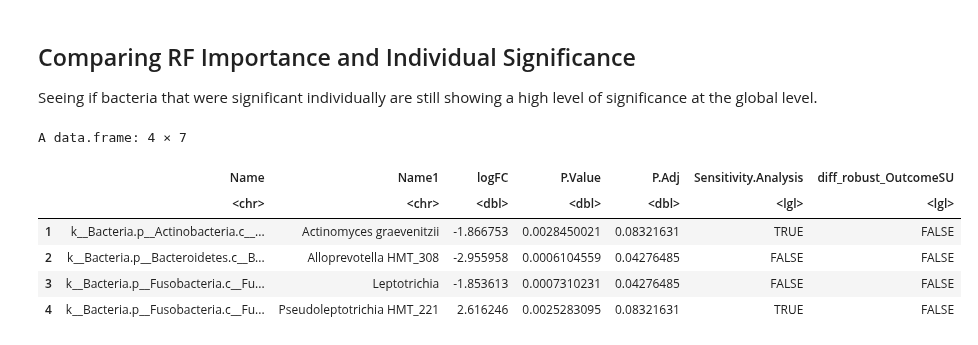
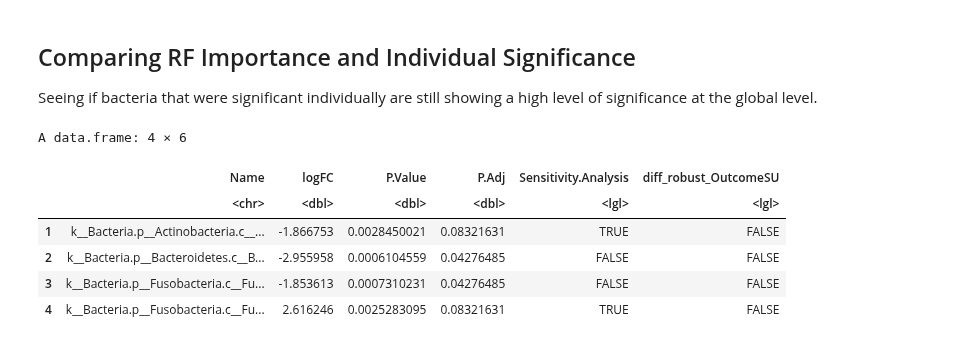
Before and after one commit to Ragerlab/P1013.-Microbiome-Peanut-Allergy, a Jupyter notebook: 4. ML Prediction/Outcome & IgE Prediction.ipynb, the cells around one changed output. Drawn from its saved outputs; the diff is of its cells as text; code cells hidden in the pictures.

```diff
--- a/4. ML Prediction/Outcome & IgE Prediction.ipynb
+++ b/4. ML Prediction/Outcome & IgE Prediction.ipynb
@@ -744,31 +744,39 @@ A data.frame: 20 × 11
 Seeing if bacteria that were significant individually are still showing a high level of significance at the global level.
 # %%
 saliva_outcome_df = data.frame(read_excel("Input/Saliva_Outcome_090825.xlsx")) %>%
-    filter(`P.Adj` < 0.1)
+    filter(`P.Adj` < 0.1) %>%
+    unite("Name", Name, Name1, sep = '-')
 stool_outcome_df = data.frame(read_excel("Input/Stool_Outcome_090825.xlsx")) %>%
-    filter(`P.Adj` < 0.1)
+    filter(`P.Adj` < 0.1) %>%
+    unite("Name", Name, Name1, sep = '-')
 saliva_adj_outcome_df = data.frame(read_excel("Input/Saliva_Adj_Outcome_090825.xlsx")) %>%
-    filter(`P.Adj` < 0.1)
+    filter(`P.Adj` < 0.1) %>%
+    unite("Name", Name, Name1, sep = '-')
 stool_adj_outcome_df = data.frame(read_excel("Input/Stool_Adj_Outcome_090825.xlsx")) %>%
-    filter(`P.Adj` < 0.1)
+    filter(`P.Adj` < 0.1) %>%
+    unite("Name", Name, Name1, sep = '.g__')
 
 saliva_ige_df = data.frame(read_excel("Input/Saliva_IgE_090825.xlsx")) %>%
-    filter(`P.Adj` < 0.1)
+    filter(`P.Adj` < 0.1) %>%
+    unite("Name", Name, Name1, sep = '-')
 stool_ige_df = data.frame(read_excel("Input/Stool_IgE_090825.xlsx")) %>%
-    filter(`P.Adj` < 0.1)
+    filter(`P.Adj` < 0.1) %>%
+    unite("Name", Name, Name1, sep = '-')
 saliva_adj_ige_df = data.frame(read_excel("Input/Saliva_Adj_IgE_090825.xlsx")) %>%
-    filter(`P.Adj` < 0.1)
+    filter(`P.Adj` < 0.1) %>%
+    unite("Name", Name, Name1, sep = '-')
 stool_adj_ige_df = data.frame(read_excel("Input/Stool_Adj_IgE_090825.xlsx")) %>%
-    filter(`P.Adj` < 0.1)
+    filter(`P.Adj` < 0.1) %>%
+    unite("Name", Name, Name1, sep = '-')
 
 head(saliva_outcome_df)
 # %% [output]
-A data.frame: 4 × 7
+A data.frame: 4 × 6
-|  | Name | Name1 | logFC | P.Value | P.Adj | Sensitivity.Analysis | diff_robust_OutcomeSU |
-|  | <chr> | <chr> | <dbl> | <dbl> | <dbl> | <lgl> | <lgl> |
-| 1 | k__Bacteria.p__Actinobacteria.c__... | Actinomyces graevenitzii | -1.866753 | 0.0028450021 | 0.08321631 | TRUE | FALSE |
-| 2 | k__Bacteria.p__Bacteroidetes.c__B... | Alloprevotella HMT_308 | -2.955958 | 0.0006104559 | 0.04276485 | FALSE | FALSE |
-| 3 | k__Bacteria.p__Fusobacteria.c__Fu... | Leptotrichia | -1.853613 | 0.0007310231 | 0.04276485 | FALSE | FALSE |
-| 4 | k__Bacteria.p__Fusobacteria.c__Fu... | Pseudoleptotrichia HMT_221 | 2.616246 | 0.0025283095 | 0.08321631 | TRUE | FALSE |
+|  | Name | logFC | P.Value | P.Adj | Sensitivity.Analysis | diff_robust_OutcomeSU |
+|  | <chr> | <dbl> | <dbl> | <dbl> | <lgl> | <lgl> |
+| 1 | k__Bacteria.p__Actinobacteria.c__... | -1.866753 | 0.0028450021 | 0.08321631 | TRUE | FALSE |
+| 2 | k__Bacteria.p__Bacteroidetes.c__B... | -2.955958 | 0.0006104559 | 0.04276485 | FALSE | FALSE |
+| 3 | k__Bacteria.p__Fusobacteria.c__Fu... | -1.853613 | 0.0007310231 | 0.04276485 | FALSE | FALSE |
+| 4 | k__Bacteria.p__Fusobacteria.c__Fu... | 2.616246 | 0.0025283095 | 0.08321631 | TRUE | FALSE |
 # %%
 bl_saliva_sig_df = rf_values_bl_saliva[[3]] %>%
```
Also changed, not shown: parts of 3 cells of this notebook.
